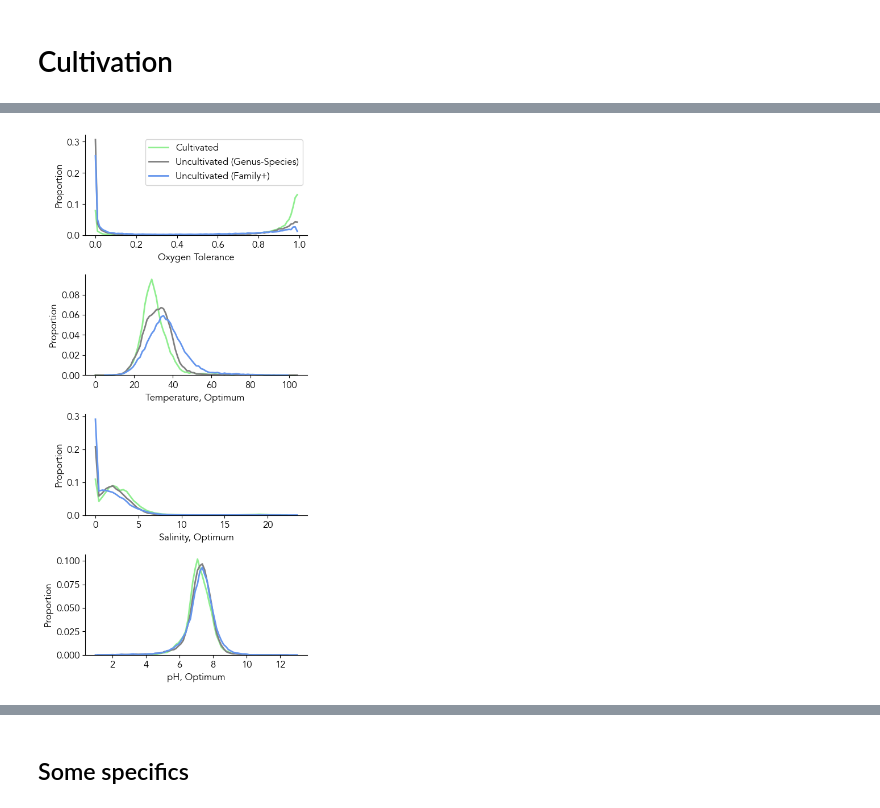
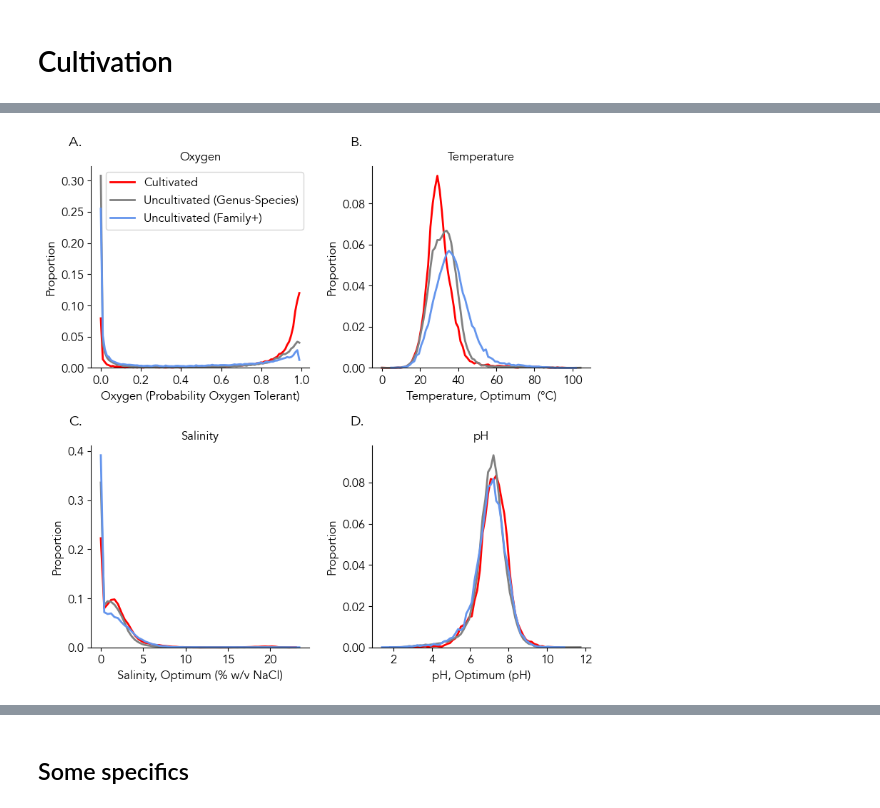
Before and after one commit to cultivarium/GenomeSPOT, a Jupyter notebook: notebooks/analyze_all_species.ipynb, the cells around one changed output, grey strips where cells are left out. Cells and saved outputs as stored; diff of their text form; code cells hidden in the pictures.

```diff
--- a/notebooks/analyze_all_species.ipynb
+++ b/notebooks/analyze_all_species.ipynb
@@ -18,7 +19,7 @@ plt.rcParams['svg.fonttype'] = 'none'
 plt.style.use('project.mplstyle')
 # %%
 plot_formats = {
-    'oxygen' : 'Oxygen Tolerance',
+    'oxygen' : 'Oxygen',
     'temperature' : 'Temperature',
     'ph' : 'pH',
     'salinity' : 'Salinity',
@@ -26,6 +27,12 @@ plot_formats = {
     'ph_optimum' : 'pH, Optimum',
     'salinity_optimum' : 'Salinity, Optimum',
 }
+units = {
+    'temperature' : u'\N{DEGREE SIGN}C',
+    'ph' : 'pH',
+    'salinity' : '% w/v NaCl',
+    'oxygen' : 'Probability Oxygen Tolerant'
+}
 # %%
 targets = ['oxygen', 'temperature_optimum', 'salinity_optimum', 'ph_optimum']
 
@@ -702,6 +690,6 @@ ax.set_xlim(0,1)
 # %%
 cultivation_labels = [ 'Cultivated',  'Uncultivated (Genus-Species)', 'Uncultivated (Family+)',]
-cultivation_colors = ['lightgreen', 'gray', 'cornflowerblue', ]
+cultivation_colors = ['red', 'gray', 'cornflowerblue', ]
 cultivation_datasets = [df[is_isolate],  df[is_novel_genus], df[is_novel_family],]
 
 def normalize_histogram(values, bins, norm = True):
@@ -716,40 +704,44 @@ def normalize_histogram(values, bins, norm = True):
     Y = binned_ser.values
     return X, Y
 
-fig, axes = plt.subplots(4,1,figsize=(5,10))
+fig, axes = plt.subplots(2,2,figsize=(8,8))
+axl = axes.flatten()
+
 conditions = ['oxygen', 'temperature', 'salinity', 'ph']
 for n, condition in enumerate(conditions):
     x = rename_condition_to_variable(condition)
     for m, (df_plot, color, label) in enumerate(zip(cultivation_datasets, cultivation_colors, cultivation_labels)):
-        ax = axes[n]
+        ax = axl[n]
         data = df_plot[~df_plot[x].isnull()]
 
         X = data[f"{x}"].values
         if x == 'oxygen':
             bin_min, bin_max = 0, 1
         if x == 'salinity_optimum':
             bin_min, bin_max, bin_step = 0,40,0.25
         if x == 'ph_optimum':
             bin_min, bin_max, bin_step = 0, 14, 0.25
         if x == 'temperature_optimum':
             bin_min, bin_max, bin_step = 0,120,3
 
         bins = np.linspace(bin_min, bin_max, 100)
         X, Y = normalize_histogram(X, bins, norm=True,)
 
         ax.plot(X, Y, color=color, label=label,  clip_on=False, lw=2)
-        ax.set_xlabel(f"{plot_formats[x]}")
+        ax.set_xlabel(f"{plot_formats[x]} ({units[condition]})")
         ax.set_ylabel('Proportion')
+        ax.set_title(plot_formats[condition])
         #ax.set_yscale('log')
         if n == 0:
             ax.legend()
 
-for ax in axes:
+for n, ax in enumerate(axl):
     ax.set_ylim([0, ax.get_ylim()[1]])
+    ax.text(-0.1, 1.1, f"{string.ascii_uppercase[n]}.", transform=ax.transAxes,  size=14)
 
 plt.tight_layout()
 # %% [output]
-[figure, old version]
+[figure, new version]
 # %%
 df[is_novel_family & (df['temperature_optimum'] > 45)][['phylum', 'class']].value_counts().head(20)
 # %% [output]
```
Also changed, not shown: parts of 21 cells of this notebook, 8 other files.
